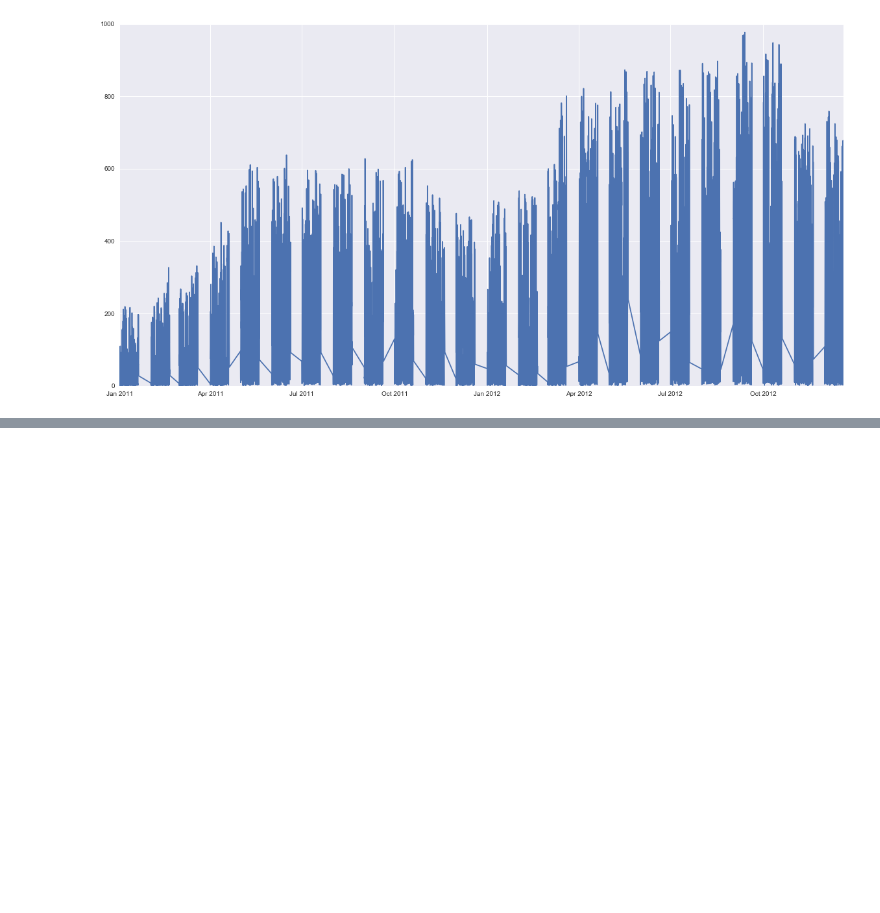
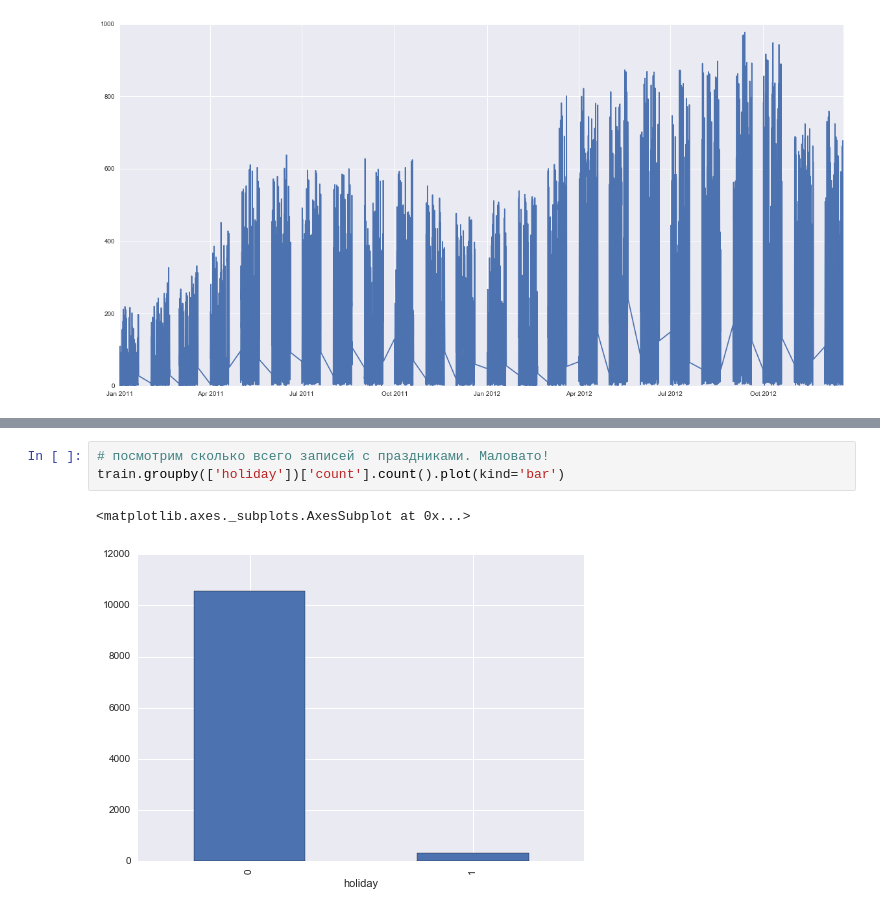
Before and after one commit to senior-sigan/ML_Competitions, a Jupyter notebook: kaggle_bike-sharing-demand/step_1_investigate.ipynb, the cells around one changed output, grey strips where cells are left out. Drawn from its saved outputs; the diff is of its cells as text; blank space fills up the shorter version.

```diff
--- a/kaggle_bike-sharing-demand/step_1_investigate.ipynb
+++ b/kaggle_bike-sharing-demand/step_1_investigate.ipynb
@@ -99,0 +100,6 @@ plt.plot(train['datetime'], train['registered'])
+# %%
+# посмотрим сколько всего записей с праздниками. Маловато!
+train.groupby(['holiday'])['count'].count().plot(kind='bar')
+# %% [output]
+<matplotlib.axes._subplots.AxesSubplot at 0x...>
+[figure, added]
```
Also changed, not shown: parts of 21 cells of this notebook.
